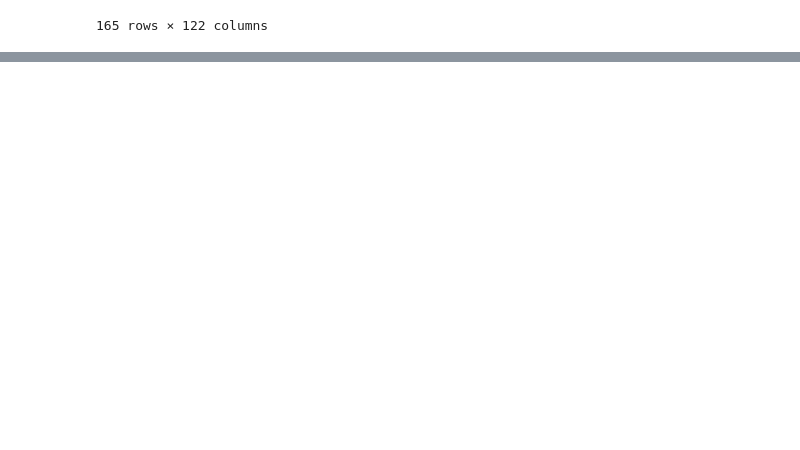
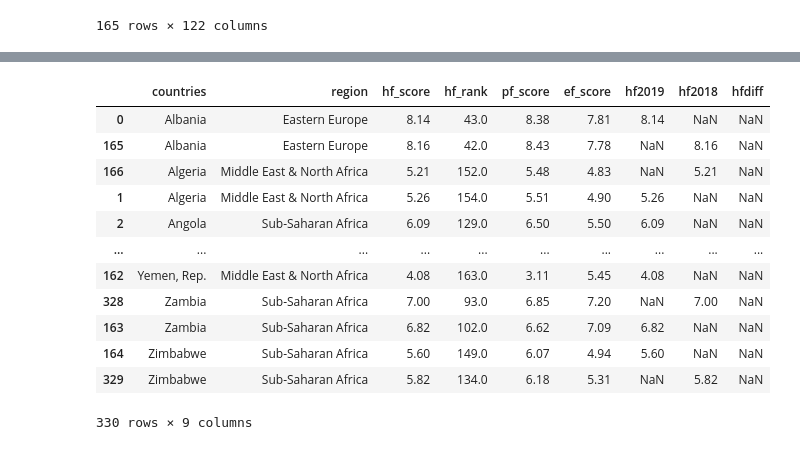
Before and after one commit to NJB7/HumanFreedomIndexProject, a Jupyter notebook: HFIProject.ipynb, the cells around one changed output, grey strips where cells are left out. Saved outputs shown, nothing was run; the diff lists cells and outputs as text; code cells hidden in the pictures; blank space fills up the shorter version.

```diff
--- a/HFIProject.ipynb
+++ b/HFIProject.ipynb
@@ -284,0 +302,38 @@ df2.groupby(["countries"]).mean().sort_values("hf_score", ascending = False)
+# %%
+# continued from above: trying to find the differnce between the 2019 and 2018 hf_scores.
+
+#  dfdec2 = ((dfdec[['year', 'countries', 'region', 'hf_score', 'hf_rank', 'pf_score', 'ef_score']]
+#     .loc[(dfdec["pf_score"])].where(dfdec["year"] == 2019)
+#     .sort_values("countries")))
+
+# dfdec2
+
+dfdec = (df1[['year', 'countries', 'region', 'hf_score', 'hf_rank', 'pf_score', 'ef_score']]
+         .loc[(df1["year"] == 2018) | (df1["year"] == 2019)]
+        .sort_values("countries"))
+# dfdec["hf_diff"] = df2019["hf_score"] - df2018["hf_score"]
+
+dfdec["hf2019"] = df2019["hf_score"]
+dfdec["hf2018"] = df2018["hf_score"]
+dfdec["hfdiff"] = dfdec["hf2019"] - df2018["hf_score"]
+
+# dfdec.groupby("countries")
+# dfdec
+
+dfdec = (dfdec[['countries', 'region', 'hf_score', 'hf_rank',
+                'pf_score', 'ef_score', 'hf2019', 'hf2018', 'hfdiff']])
+dfdec
+# %% [output]
+|  | countries | region | hf_score | hf_rank | pf_score | ef_score | hf2019 | hf2018 | hfdiff |
+| 0 | Albania | Eastern Europe | 8.14 | 43.0 | 8.38 | 7.81 | 8.14 | NaN | NaN |
+| 165 | Albania | Eastern Europe | 8.16 | 42.0 | 8.43 | 7.78 | NaN | 8.16 | NaN |
+| 166 | Algeria | Middle East & North Africa | 5.21 | 152.0 | 5.48 | 4.83 | NaN | 5.21 | NaN |
+| 1 | Algeria | Middle East & North Africa | 5.26 | 154.0 | 5.51 | 4.90 | 5.26 | NaN | NaN |
+| 2 | Angola | Sub-Saharan Africa | 6.09 | 129.0 | 6.50 | 5.50 | 6.09 | NaN | NaN |
+| ... | ... | ... | ... | ... | ... | ... | ... | ... | ... |
+| 162 | Yemen, Rep. | Middle East & North Africa | 4.08 | 163.0 | 3.11 | 5.45 | 4.08 | NaN | NaN |
+| 328 | Zambia | Sub-Saharan Africa | 7.00 | 93.0 | 6.85 | 7.20 | NaN | 7.00 | NaN |
+| 163 | Zambia | Sub-Saharan Africa | 6.82 | 102.0 | 6.62 | 7.09 | 6.82 | NaN | NaN |
+| 164 | Zimbabwe | Sub-Saharan Africa | 5.60 | 149.0 | 6.07 | 4.94 | 5.60 | NaN | NaN |
+| 329 | Zimbabwe | Sub-Saharan Africa | 5.82 | 134.0 | 6.18 | 5.31 | NaN | 5.82 | NaN |
+330 rows × 9 columns
```
Also changed, not shown: parts of 15 cells of this notebook, 2 other files.
